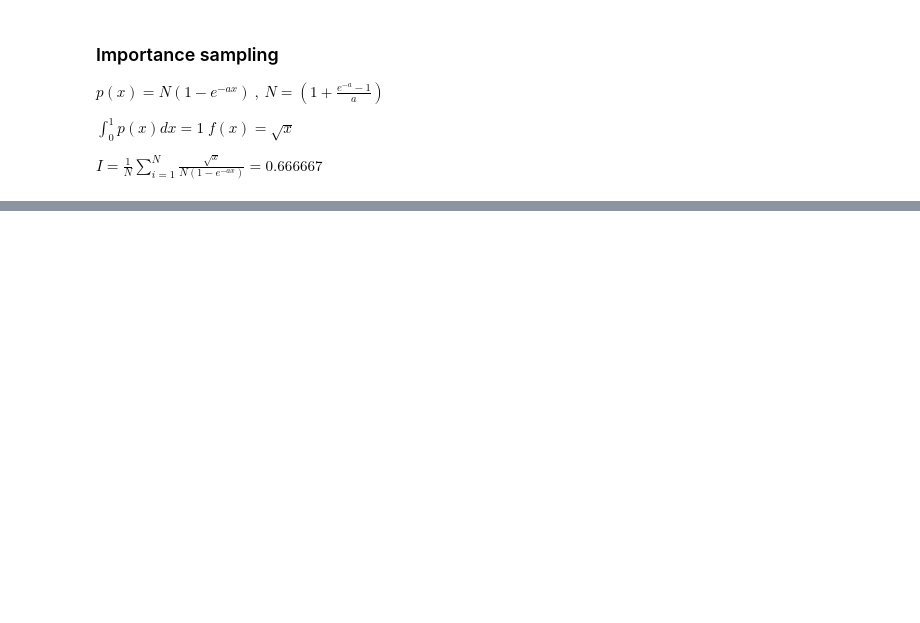
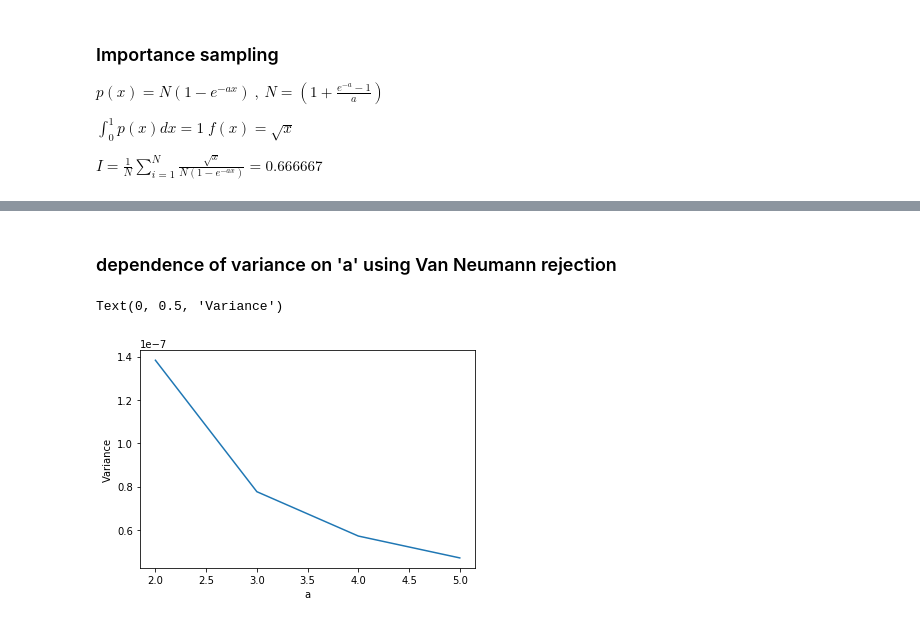
Before and after one commit to Phys7321/HW-Seyedolmohadesin, a Jupyter notebook: HW05/HW05.ipynb, the cells around one changed output, grey strips where cells are left out. Cells and saved outputs as stored; diff of their text form; code cells hidden in the pictures; blank space fills up the shorter version.

```diff
--- a/HW05/HW05.ipynb
+++ b/HW05/HW05.ipynb
@@ -311,0 +354,41 @@ print ('*************************\n I =',I,'\n*************************')
+# %% [markdown]
+### dependence of variance on 'a' using Van Neumann rejection
+# %%
+Ni=10 # Number of iteration to calculate the integral
+N = 100000 # number of points
+x = np.zeros(N) # random numbers
+aarray=np.arange(2,6,1)
+variance=np.zeros(len(aarray))
+
+for l in range(len(aarray)):
+        a=aarray[l]
+        norm = a / (a - 1 + np.exp(-a))
+        xmax = 1
+        ymax = norm * (1-np.exp(-a * xmax))
+        I=0
+        I2=0
+
+        for k in range (Ni):
+            rx = np.random.random(N)*xmax
+            ry = np.random.random(N)*ymax
+            values = []
+            Ii=0
+            for i in range(0,N):
+                if(ry[i] <= (norm * (1-np.exp(-a * rx[i])))):
+                    # Accept
+                    values.append(rx[i])
+            x = np.asarray(values)
+            for i in range(0,len(x)):
+                Ii += np.sqrt(x[i])/(norm*(1-np.exp(-a * x[i])))
+            I += Ii/len(x)
+            I2 += (Ii/len(x))**2
+
+        var = I2/Ni - (I/Ni)**2
+        variance[l] = var
+
+pyplot.plot(aarray,variance)
+pyplot.xlabel('a')
+pyplot.ylabel('Variance')
+# %% [output]
+Text(0, 0.5, 'Variance')
+[figure, added]
```
Also changed, not shown: parts of 7 cells of this notebook.
